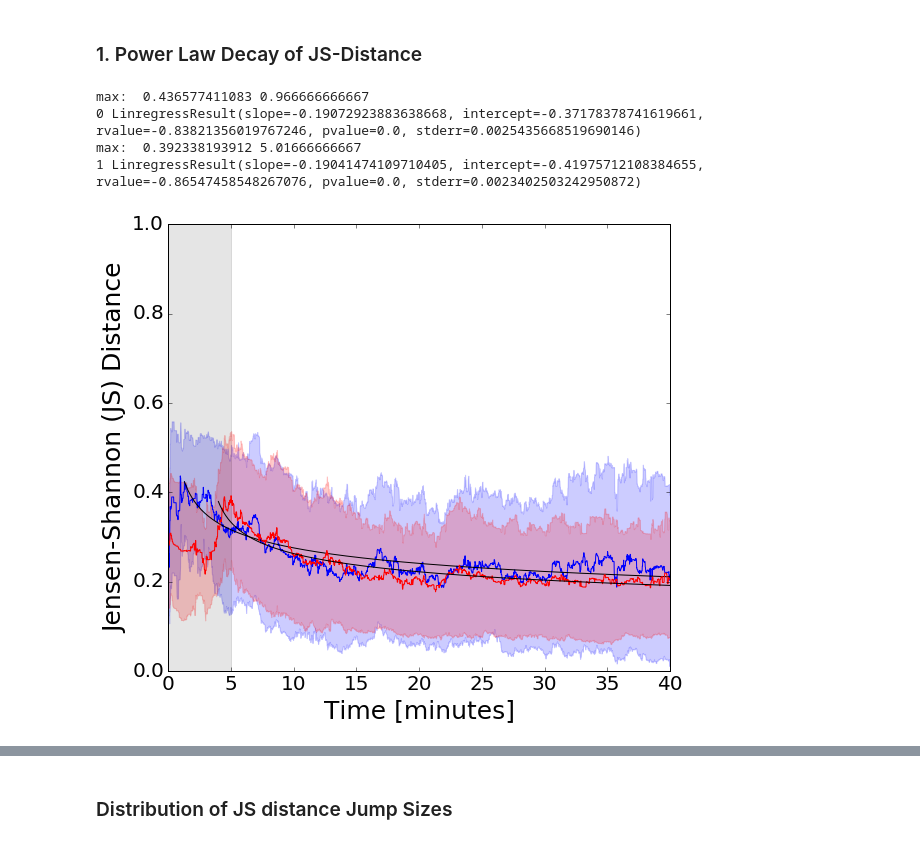
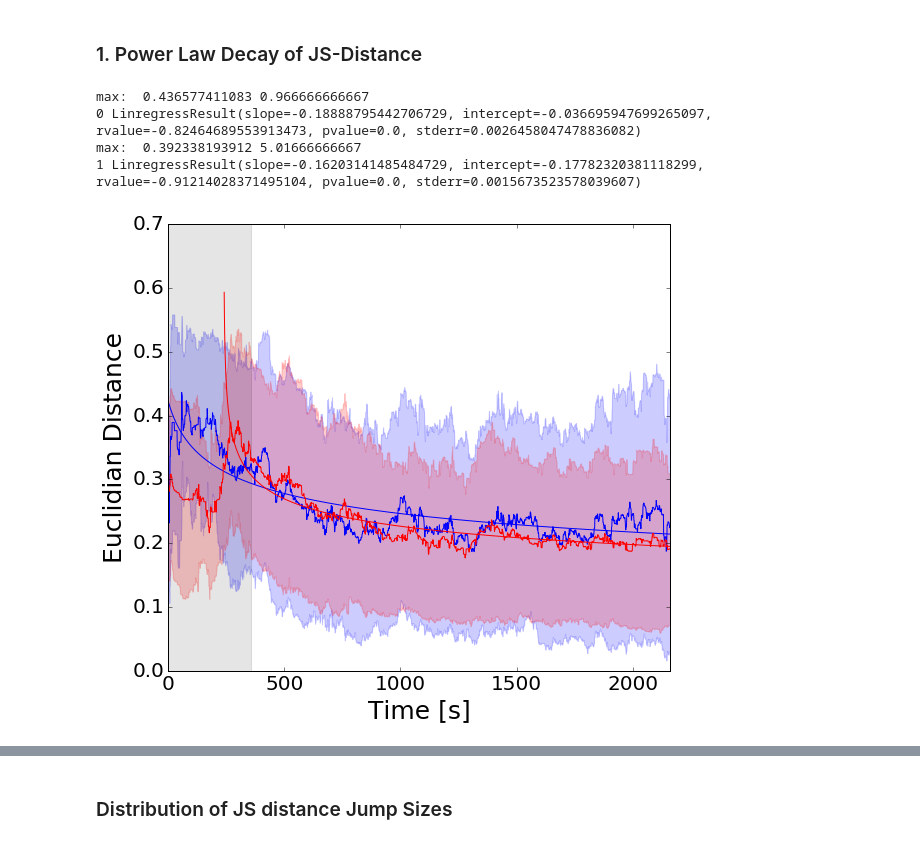
Before and after one commit to wazaahhh/bayesLearn, a Jupyter notebook: scripts/bayesLearn.ipynb, the cells around one changed output, grey strips where cells are left out. Saved outputs shown, nothing was run; the diff lists cells and outputs as text; code cells hidden in the pictures.

```diff
--- a/scripts/bayesLearn.ipynb
+++ b/scripts/bayesLearn.ipynb
@@ -370,12 +523,27 @@ fitdic = plotPowerLawFit(VisitationFreq,xmin=2,continuousFit=True,addnoise=True,
 # %%
+pl.figure(1,(8,7))
 x,y = np.array(zip(*SiteExpl))
-cond = (x > 0)*(y > 0)
+cond = (x > 0)*(y > 0)*(x < 10**2.5)
 lx = np.log10(x[cond])
 ly = np.log10(y[cond])
-pl.plot(lx,ly,'.')
+#pl.plot(lx,ly,'.')
 B = binning(lx,ly,30)
-pl.plot(B['bins'],B['mean'],'ro')
+pl.loglog(10**B['bins'],10**B['mean'],'ro',ms=7)
 fit = S.linregress(B['bins'],B['mean'])
 print fit
-pl.plot(B['bins'],B['bins']*fit[0]+ fit[1])
+pl.plot(10**B['bins'],10**(B['bins']*fit[0]+ fit[1]),'k-')
+pl.xlabel("$t$")
+pl.ylabel("$S(t)$")
+pl.ylim(0,100)
+pl.xlim(0,500)
+pl.savefig(dir + "Figures/scaling_S(t)_%s.eps"%treatment)
+
+
+pl.figure(2)
+#fit = S.linregress(x,y)
+#print fit
+pl.plot(x,y,'o')
+#pl.plot(x,x*fit[0] + fit[1],'k-')
+pl.xlabel("$t$")
+pl.ylabel("$S(t)$")
 # %% [output]
@@ -977,7 +1228,7 @@ complex_distances = loadDistances(treatment="complex",distanceType='sqrt',remove
 
 pl.figure(1,(9,8))
 color = ["blue","red"]
-tc = [0.3,3]
+tc = np.array([-1,4])*60
 for k,kx  in enumerate([simple_distances,complex_distances][:]):
     #array = np.array(dfSimpleLearning)
 
@@ -1014,41 +1265,41 @@ for k,kx  in enumerate([simple_distances,complex_distances][:]):
     #pl.plot(B['bins'],B['mean'],'.',color=color[k])
 
     print "max: ",np.max(mean),np.argmax(mean)/60.
 
     pl.figure(1)
-    t = np.arange(1,len(mean)+1)/60.
+    t = np.arange(1,len(mean)+1)#/60.
     pl.plot(t,mean,color=color[k])
     pl.fill_between(t,mean-std,mean+std,color=color[k],alpha = 0.2)
     #pl.plot(t,percDown,'-.',color=color[k])
     #pl.plot(t,percUp,'-.',color=color[k])
 
-    xShade = np.arange(0,6)
+    xShade = np.arange(0,6*60)
     pl.fill_between(xShade,np.zeros_like(xShade),np.zeros_like(xShade)+1,color="k",alpha=0.05)
 
 
 
     for j,jx in enumerate([mean,percDown,mean-std,mean+std][:1]):
         t = t - tc[k] + 1
         y = jx
         cond = (t > 1)*(y > 0)
         lt = np.log10(t[cond])
         ly = np.log10(y[cond])
 
         fit = S.linregress(lt,ly)
         print k,fit
 
-        pl.plot(10**lt+tc[k],10**(lt*fit[0]+fit[1]),'k-')
+        pl.plot(10**lt+tc[k],10**(lt*fit[0]+fit[1]),'-',color=color[k])
 
 
 pl.figure(1)
-pl.xlabel("Time [minutes]")
-pl.ylabel("Jensen-Shannon (JS) Distance")
-pl.xlim(0,40)
-#pl.ylim(0.25,0.85)
-pl.savefig(dir + "Figures/decay_simple_complex.eps")
+pl.xlabel("Time [s]")
+pl.ylabel("Euclidian Distance")
+pl.xlim(0,max(t))
+pl.ylim(0.0,0.70)
+pl.savefig(dir + "Figures/decay_simple_complex_sqrt.eps")
 # %% [output]
 max:  0.436577411083 0.966666666667
-0 LinregressResult(slope=-0.19072923883638668, intercept=-0.37178378741619661, rvalue=-0.83821356019767246, pvalue=0.0, stderr=0.0025435668519690146)
+0 LinregressResult(slope=-0.18888795442706729, intercept=-0.036695947699265097, rvalue=-0.82464689553913473, pvalue=0.0, stderr=0.0026458047478836082)
 max:  0.392338193912 5.01666666667
-1 LinregressResult(slope=-0.19041474109710405, intercept=-0.41975712108384655, rvalue=-0.86547458548267076, pvalue=0.0, stderr=0.0023402503242950872)
+1 LinregressResult(slope=-0.16203141485484729, intercept=-0.17782320381118299, rvalue=-0.91214028371495104, pvalue=0.0, stderr=0.0015673523578039607)
-[figure, old version]
+[figure, new version]
```
Also changed, not shown: parts of 30 cells of this notebook, 33 other files.
